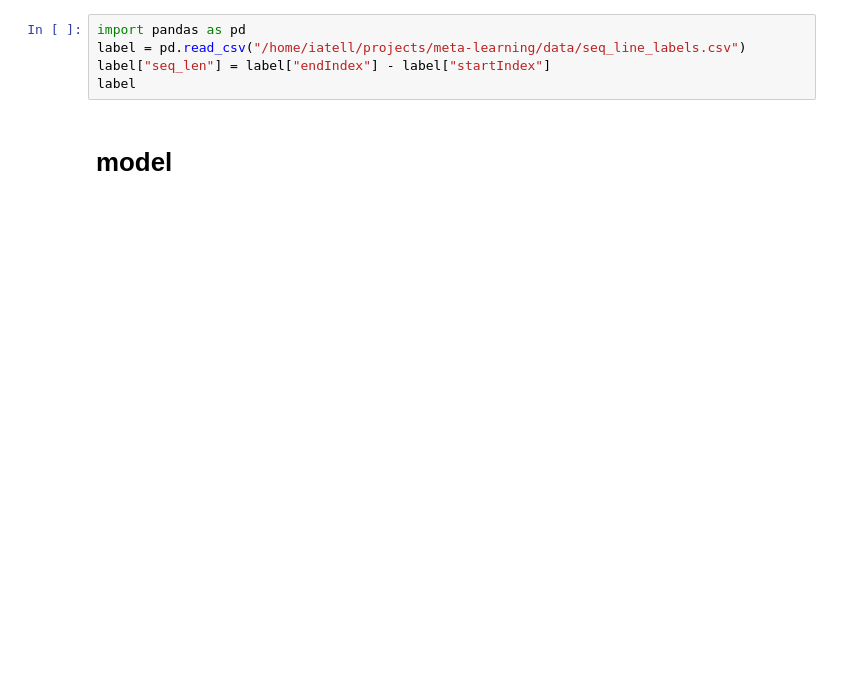
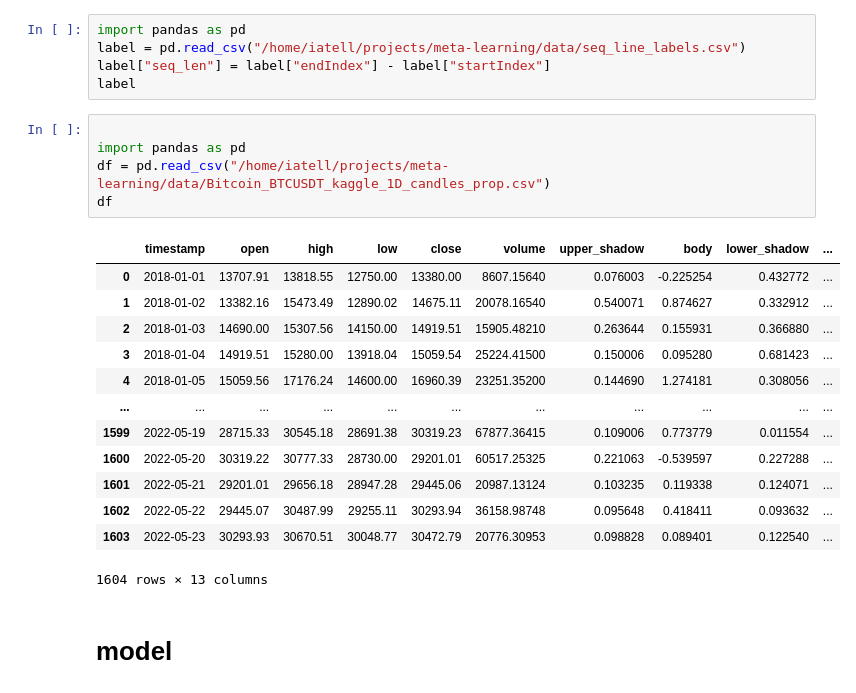
Before and after one commit to HosseinRZE/SimpleFeaturePipeline, a Jupyter notebook: play_grounds/regression.ipynb, the cells around one changed output. Drawn from its saved outputs; the diff is of its cells as text; blank space fills up the shorter version.

```diff
--- a/play_grounds/regression.ipynb
+++ b/play_grounds/regression.ipynb
@@ -3,6 +3,25 @@ import pandas as pd
 label = pd.read_csv("/home/iatell/projects/meta-learning/data/seq_line_labels.csv")
 label["seq_len"] = label["endIndex"] - label["startIndex"]
 label
+# %%
+
+import pandas as pd
+df = pd.read_csv("/home/iatell/projects/meta-learning/data/Bitcoin_BTCUSDT_kaggle_1D_candles_prop.csv")
+df
+# %% [output]
+|  | timestamp | open | high | low | close | volume | upper_shadow | body | lower_shadow | ... |
+| 0 | 2018-01-01 | 13707.91 | 13818.55 | 12750.00 | 13380.00 | 8607.15640 | 0.076003 | -0.225254 | 0.432772 | ... |
+| 1 | 2018-01-02 | 13382.16 | 15473.49 | 12890.02 | 14675.11 | 20078.16540 | 0.540071 | 0.874627 | 0.332912 | ... |
+| 2 | 2018-01-03 | 14690.00 | 15307.56 | 14150.00 | 14919.51 | 15905.48210 | 0.263644 | 0.155931 | 0.366880 | ... |
+| 3 | 2018-01-04 | 14919.51 | 15280.00 | 13918.04 | 15059.54 | 25224.41500 | 0.150006 | 0.095280 | 0.681423 | ... |
+| 4 | 2018-01-05 | 15059.56 | 17176.24 | 14600.00 | 16960.39 | 23251.35200 | 0.144690 | 1.274181 | 0.308056 | ... |
+| ... | ... | ... | ... | ... | ... | ... | ... | ... | ... | ... |
+| 1599 | 2022-05-19 | 28715.33 | 30545.18 | 28691.38 | 30319.23 | 67877.36415 | 0.109006 | 0.773779 | 0.011554 | ... |
+| 1600 | 2022-05-20 | 30319.22 | 30777.33 | 28730.00 | 29201.01 | 60517.25325 | 0.221063 | -0.539597 | 0.227288 | ... |
+| 1601 | 2022-05-21 | 29201.01 | 29656.18 | 28947.28 | 29445.06 | 20987.13124 | 0.103235 | 0.119338 | 0.124071 | ... |
+| 1602 | 2022-05-22 | 29445.07 | 30487.99 | 29255.11 | 30293.94 | 36158.98748 | 0.095648 | 0.418411 | 0.093632 | ... |
+| 1603 | 2022-05-23 | 30293.93 | 30670.51 | 30048.77 | 30472.79 | 20776.30953 | 0.098828 | 0.089401 | 0.122540 | ... |
+1604 rows × 13 columns
 # %% [markdown]
 # model
 # %%
```
Also changed, not shown: parts of 3 cells of this notebook, 4 other files.
